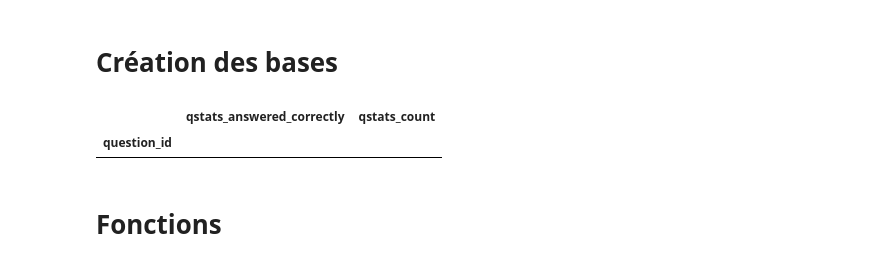
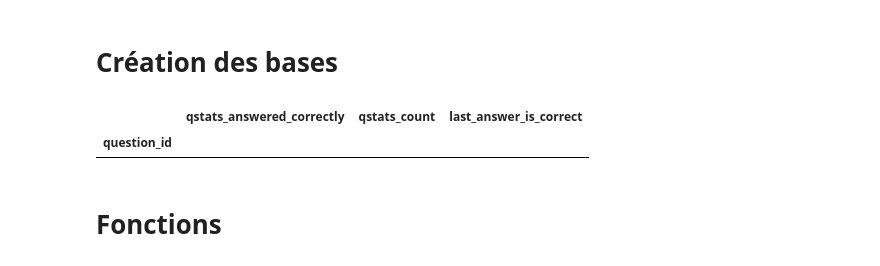
Before and after one commit to YohannD/riiid_final_project, a Jupyter notebook: notebooks/tm_features_pipe.ipynb, the cells around one changed output. Drawn from its saved outputs; the diff is of its cells as text; code cells hidden in the pictures.

```diff
--- a/notebooks/tm_features_pipe.ipynb
+++ b/notebooks/tm_features_pipe.ipynb
@@ -30,11 +30,11 @@ data_batch
 # %%
 data_sequences={}
 # %%
-data_qstats=pd.DataFrame(columns=['question_id','qstats_answered_correctly','qstats_count'])
+data_qstats=pd.DataFrame(columns=['question_id','qstats_answered_correctly','qstats_count','last_answer_is_correct'])
 data_qstats.set_index('question_id',drop=True,inplace=True)
 data_qstats
 # %% [output]
-|  | qstats_answered_correctly | qstats_count |
-| question_id |  |  |
+|  | qstats_answered_correctly | qstats_count | last_answer_is_correct |
+| question_id |  |  |  |
 # %% [markdown]
 # Fonctions
```
Also changed, not shown: parts of 28 cells of this notebook, 5 other files.
